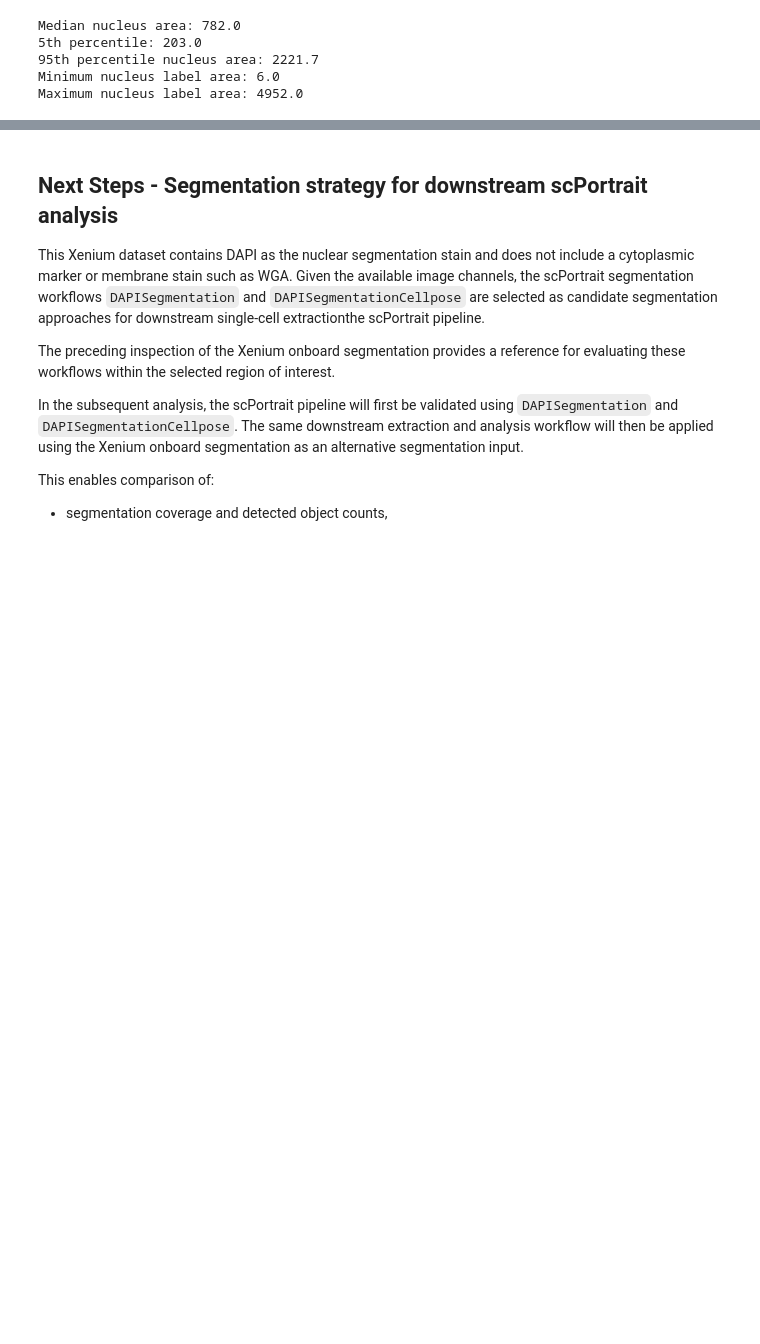
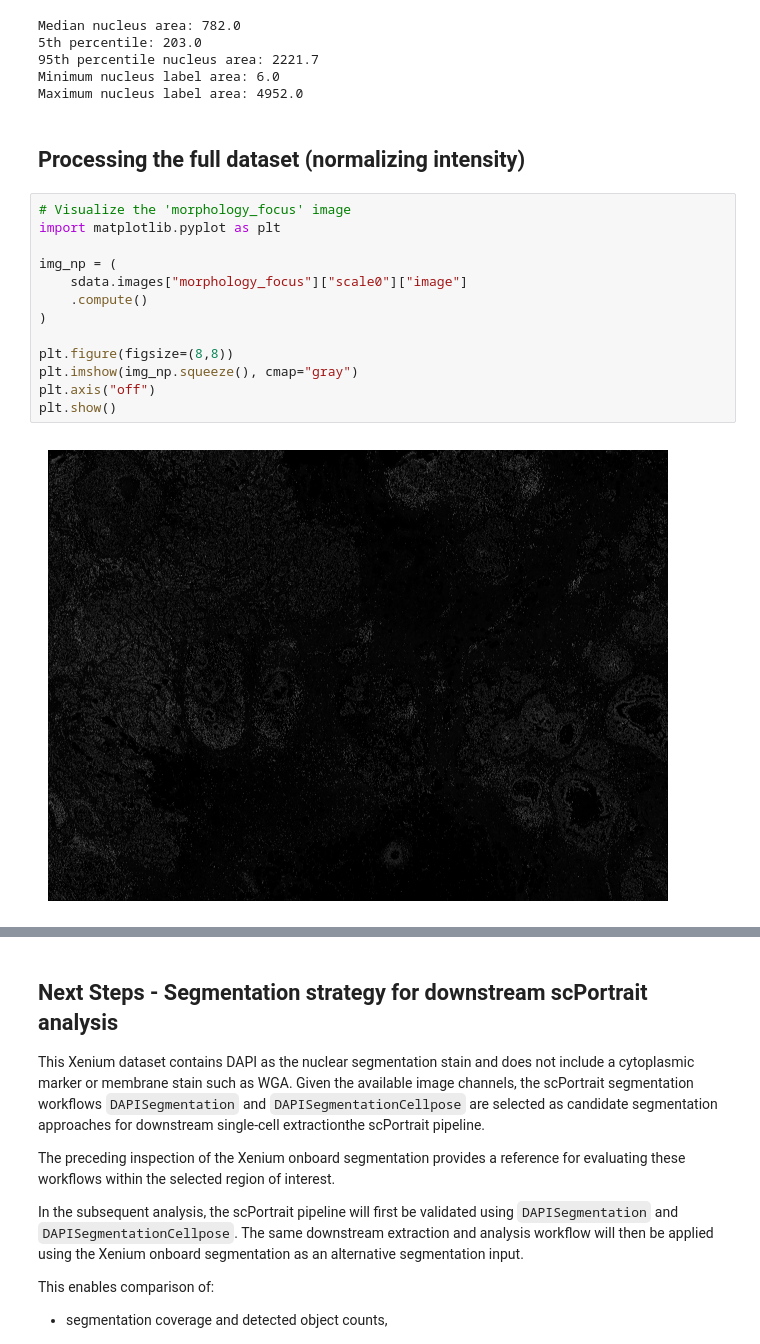
Before and after one commit to TPbiocode/scportrait-spatial-omics-qc, a Jupyter notebook: notebooks/01_prepare_xenium_data.ipynb, the cells around one changed output, grey strips where cells are left out. Drawn from its saved outputs; the diff is of its cells as text; blank space fills up the shorter version.

Commit message:
Update notebook with code for full dataset processing

```diff
--- a/notebooks/01_prepare_xenium_data.ipynb
+++ b/notebooks/01_prepare_xenium_data.ipynb
@@ -501,3 +500,20 @@ Median nucleus area: 782.0
 95th percentile nucleus area: 2221.7
 Minimum nucleus label area: 6.0
 Maximum nucleus label area: 4952.0
+# %% [markdown]
+## Processing the full dataset (normalizing intensity)
+# %%
+# Visualize the 'morphology_focus' image
+import matplotlib.pyplot as plt
+
+img_np = (
+    sdata.images["morphology_focus"]["scale0"]["image"]
+    .compute()
+)
+
+plt.figure(figsize=(8,8))
+plt.imshow(img_np.squeeze(), cmap="gray")
+plt.axis("off")
+plt.show()
+# %% [output]
+[figure, added]
```
Also changed, not shown: parts of 9 cells of this notebook.
